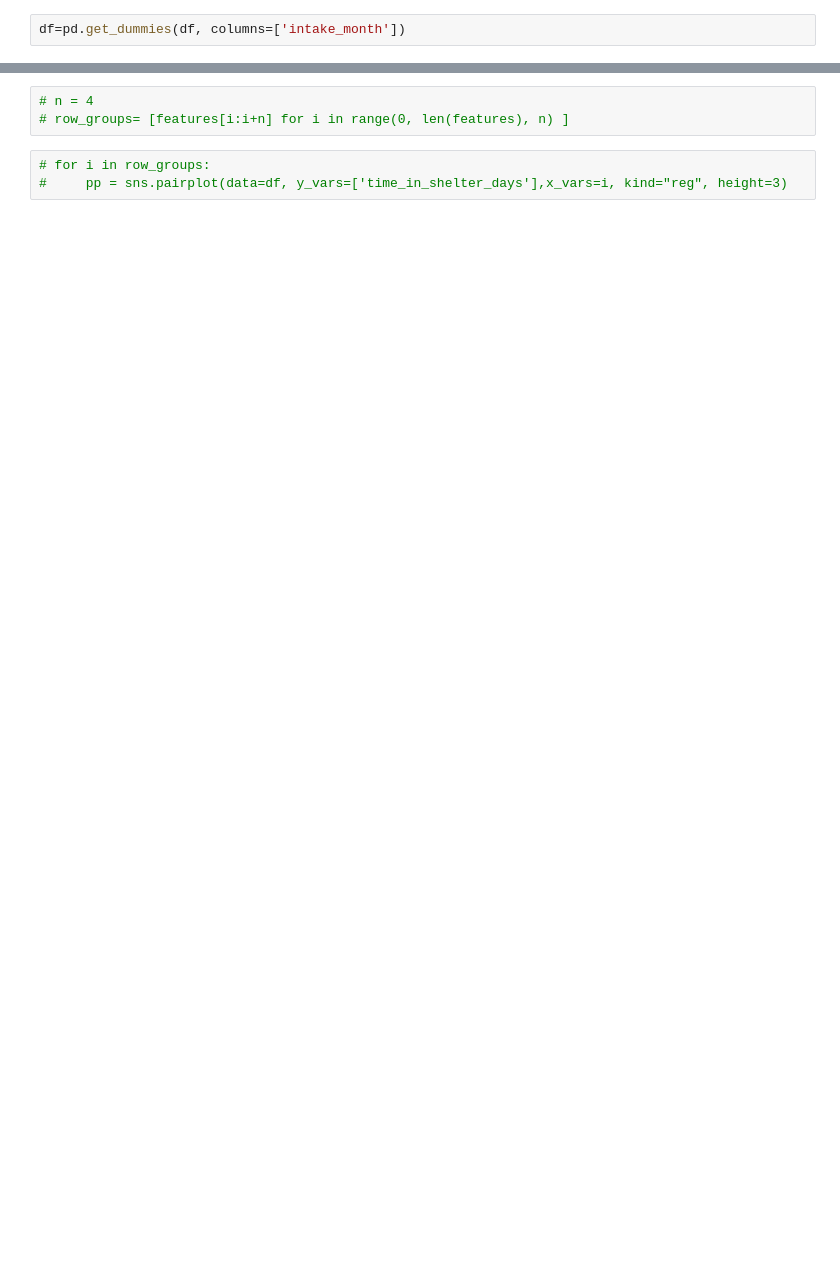
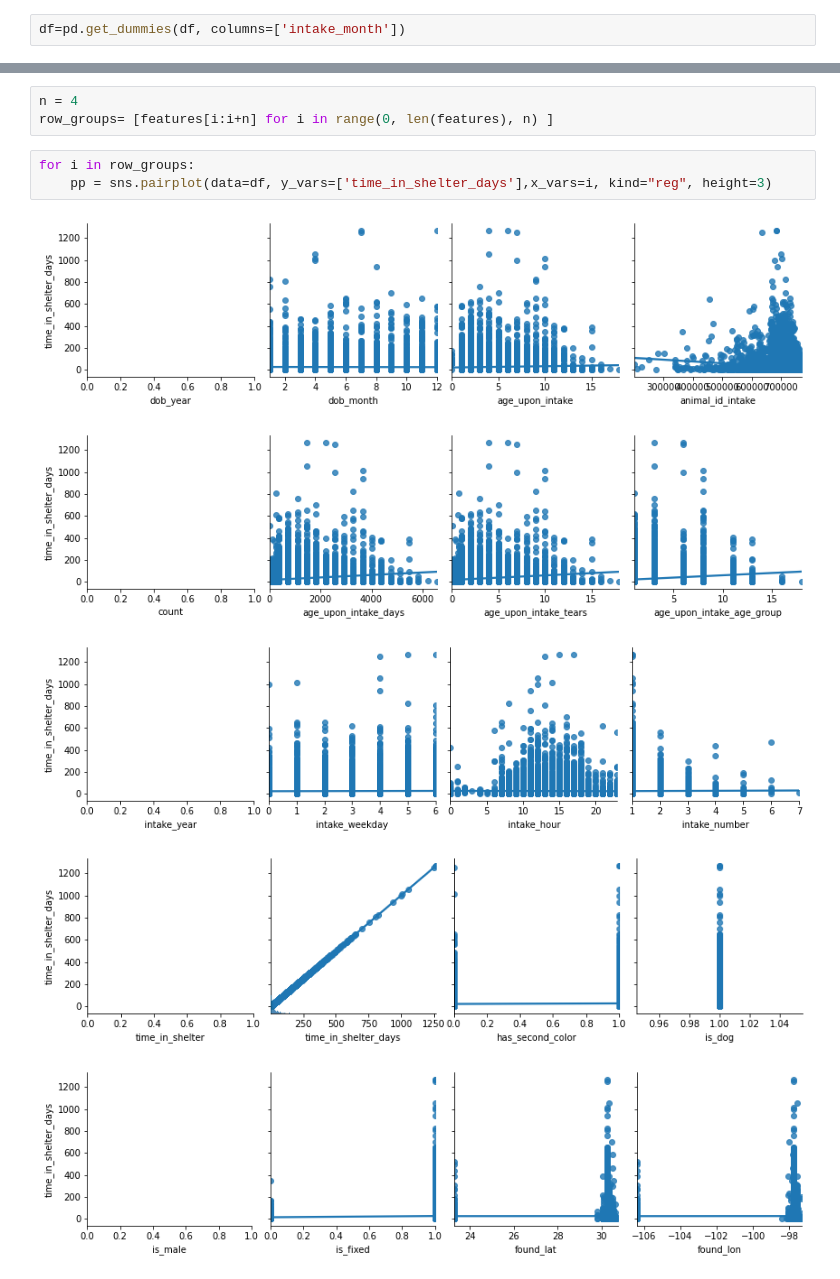
Before and after one commit to freeebooksdotcom/mod2project, a Jupyter notebook: Ignacio's Notebook.ipynb, the cells around one changed output, grey strips where cells are left out. Saved outputs shown, nothing was run; the diff lists cells and outputs as text; blank space fills up the shorter version.

```diff
--- a/Ignacio's Notebook.ipynb
+++ b/Ignacio's Notebook.ipynb
@@ -293,6 +297,12 @@ df[features].corr()
 # %%
-# n = 4
-# row_groups= [features[i:i+n] for i in range(0, len(features), n) ]
+n = 4
+row_groups= [features[i:i+n] for i in range(0, len(features), n) ]
 # %%
-# for i in row_groups:
-#     pp = sns.pairplot(data=df, y_vars=['time_in_shelter_days'],x_vars=i, kind="reg", height=3)
+for i in row_groups:
+    pp = sns.pairplot(data=df, y_vars=['time_in_shelter_days'],x_vars=i, kind="reg", height=3)
+# %% [output]
+[figure, added]
+[figure, added]
+[figure, added]
+[figure, added]
+[figure, added]
```
Also changed, not shown: parts of 46 cells of this notebook.
